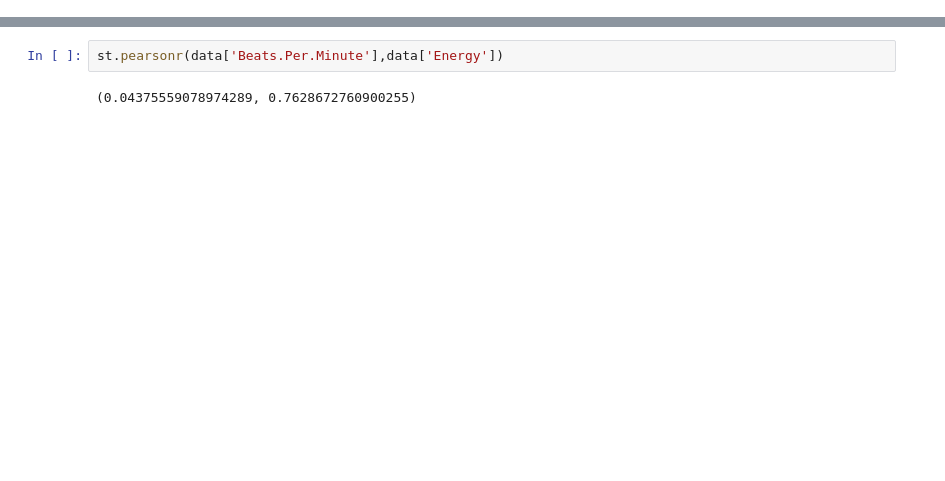
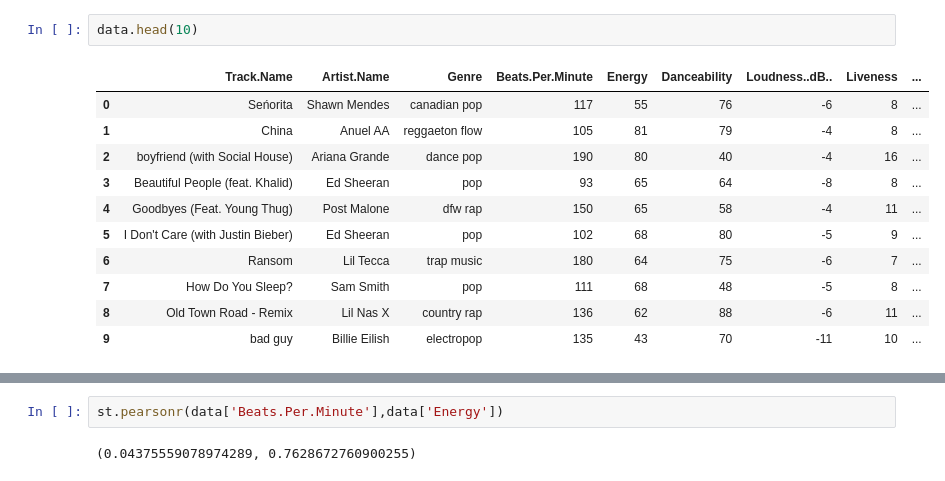
Before and after one commit to sageroe/Data_analysis, a Jupyter notebook: Raport.ipynb, the cells around one changed output, grey strips where cells are left out. Drawn from its saved outputs; the diff is of its cells as text; blank space fills up the shorter version.

```diff
--- a/Raport.ipynb
+++ b/Raport.ipynb
@@ -52,3 +51,17 @@ memory usage: 5.6+ KB
+# %%
+data.head(10)
+# %% [output]
+|  | Track.Name | Artist.Name | Genre | Beats.Per.Minute | Energy | Danceability | Loudness..dB.. | Liveness | ... |
+| 0 | Seńorita | Shawn Mendes | canadian pop | 117 | 55 | 76 | -6 | 8 | ... |
+| 1 | China | Anuel AA | reggaeton flow | 105 | 81 | 79 | -4 | 8 | ... |
+| 2 | boyfriend (with Social House) | Ariana Grande | dance pop | 190 | 80 | 40 | -4 | 16 | ... |
+| 3 | Beautiful People (feat. Khalid) | Ed Sheeran | pop | 93 | 65 | 64 | -8 | 8 | ... |
+| 4 | Goodbyes (Feat. Young Thug) | Post Malone | dfw rap | 150 | 65 | 58 | -4 | 11 | ... |
+| 5 | I Don't Care (with Justin Bieber) | Ed Sheeran | pop | 102 | 68 | 80 | -5 | 9 | ... |
+| 6 | Ransom | Lil Tecca | trap music | 180 | 64 | 75 | -6 | 7 | ... |
+| 7 | How Do You Sleep? | Sam Smith | pop | 111 | 68 | 48 | -5 | 8 | ... |
+| 8 | Old Town Road - Remix | Lil Nas X | country rap | 136 | 62 | 88 | -6 | 11 | ... |
+| 9 | bad guy | Billie Eilish | electropop | 135 | 43 | 70 | -11 | 10 | ... |
 # %%
 data.shape
 # %% [output]
```
Also changed, not shown: parts of 36 cells of this notebook.
